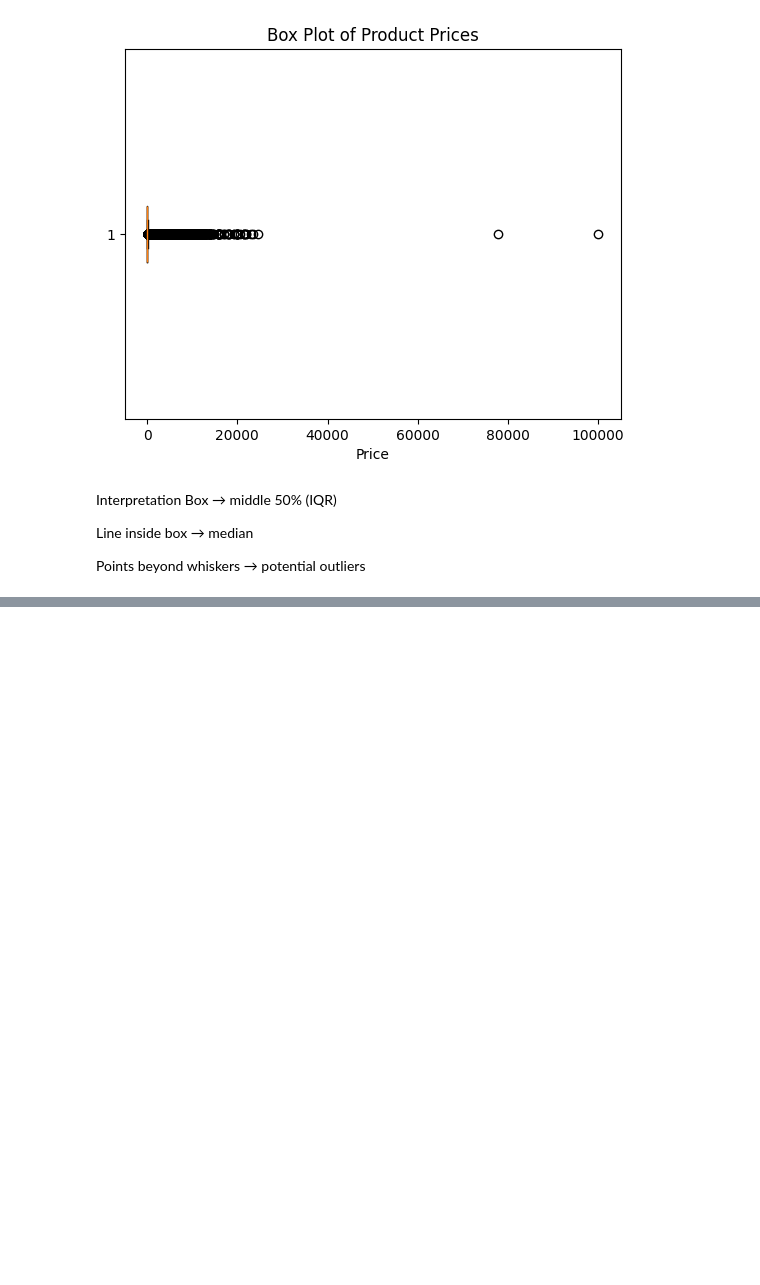
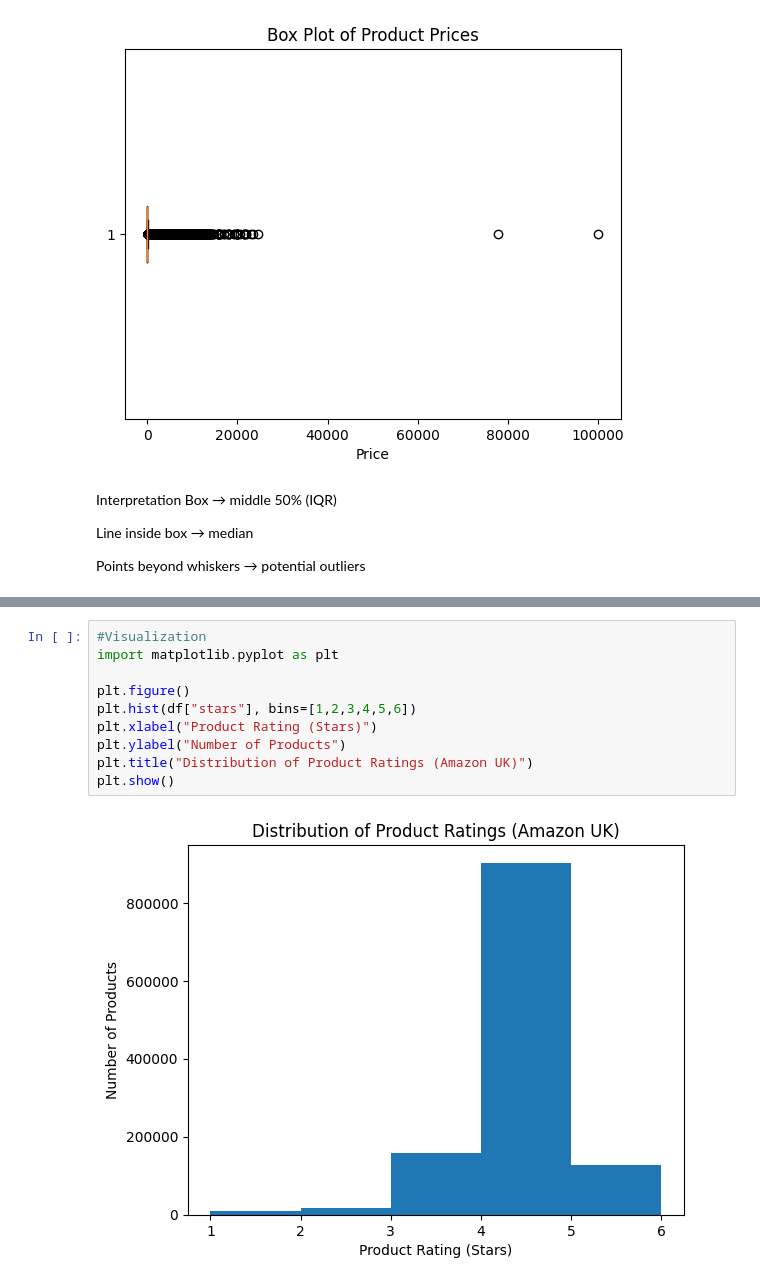
Before and after one commit to aaghafari-dev/lab-eda-univariate, a Jupyter notebook: notebook.ipynb, the cells around one changed output, grey strips where cells are left out. Drawn from its saved outputs; the diff is of its cells as text; blank space fills up the shorter version.

```diff
--- a/notebook.ipynb
+++ b/notebook.ipynb
@@ -224,0 +276,12 @@ Points beyond whiskers → potential outliers
+# %%
+#Visualization
+import matplotlib.pyplot as plt
+
+plt.figure()
+plt.hist(df["stars"], bins=[1,2,3,4,5,6])
+plt.xlabel("Product Rating (Stars)")
+plt.ylabel("Number of Products")
+plt.title("Distribution of Product Ratings (Amazon UK)")
+plt.show()
+# %% [output]
+[figure, added]
```
Also changed, not shown: parts of 5 cells of this notebook.
